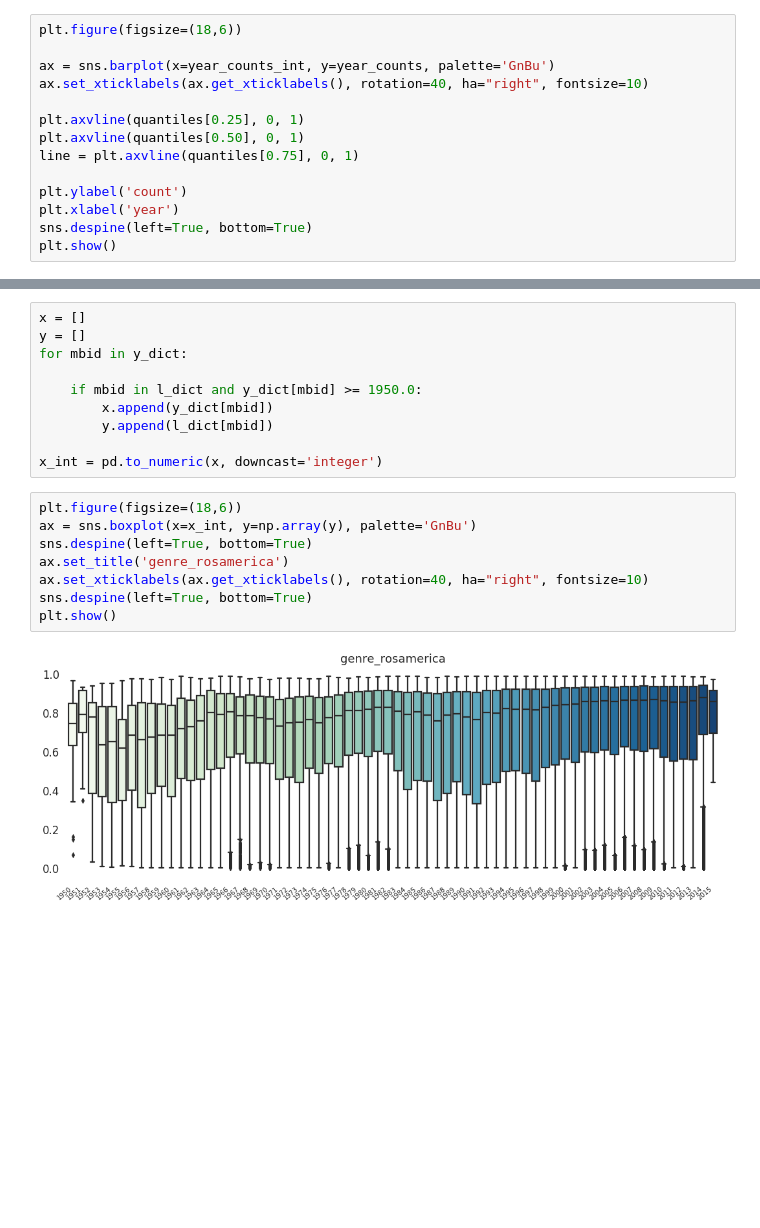
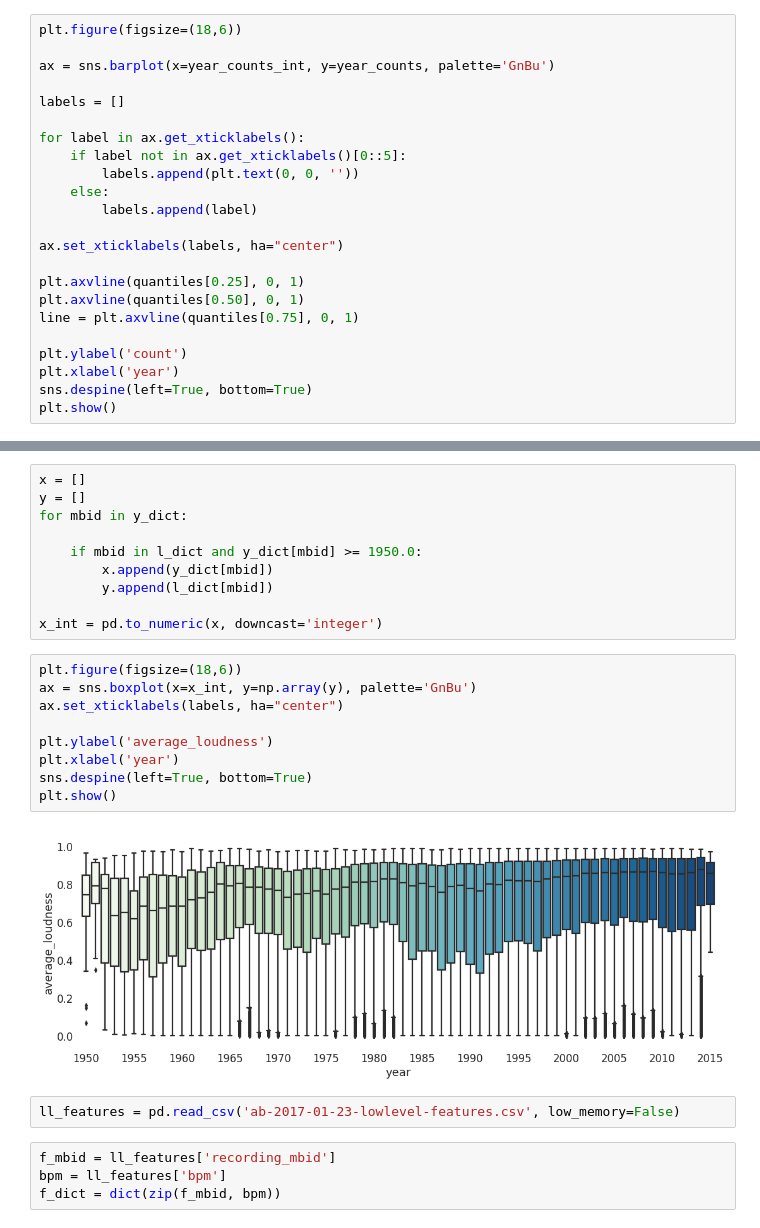
Before and after one commit to MTG/acousticbrainz-labs, a Jupyter notebook: data-analysis/Features-Year Graphs.ipynb, the cells around one changed output, grey strips where cells are left out. Drawn from its saved outputs; the diff is of its cells as text; blank space fills up the shorter version.

```diff
--- a/data-analysis/Features-Year Graphs.ipynb
+++ b/data-analysis/Features-Year Graphs.ipynb
@@ -24,7 +25,16 @@ quantiles = quantiles - 1950
 plt.figure(figsize=(18,6))
 
 ax = sns.barplot(x=year_counts_int, y=year_counts, palette='GnBu')
-ax.set_xticklabels(ax.get_xticklabels(), rotation=40, ha="right", fontsize=10)
+
+labels = []
+
+for label in ax.get_xticklabels():
+    if label not in ax.get_xticklabels()[0::5]:
+        labels.append(plt.text(0, 0, ''))
+    else:
+        labels.append(label)
+
+ax.set_xticklabels(labels, ha="center")
 
 plt.axvline(quantiles[0.25], 0, 1)
 plt.axvline(quantiles[0.50], 0, 1)
@@ -57,10 +67,17 @@ x_int = pd.to_numeric(x, downcast='integer')
 # %%
 plt.figure(figsize=(18,6))
 ax = sns.boxplot(x=x_int, y=np.array(y), palette='GnBu')
-sns.despine(left=True, bottom=True)
-ax.set_title('genre_rosamerica')
-ax.set_xticklabels(ax.get_xticklabels(), rotation=40, ha="right", fontsize=10)
+ax.set_xticklabels(labels, ha="center")
+
+plt.ylabel('average_loudness')
+plt.xlabel('year')
 sns.despine(left=True, bottom=True)
 plt.show()
 # %% [output]
-[figure, old version]
+[figure, new version]
+# %%
+ll_features = pd.read_csv('ab-2017-01-23-lowlevel-features.csv', low_memory=False)
+# %%
+f_mbid = ll_features['recording_mbid']
+bpm = ll_features['bpm']
+f_dict = dict(zip(f_mbid, bpm))
```
Also changed, not shown: parts of 4 cells of this notebook, 4 other files.
